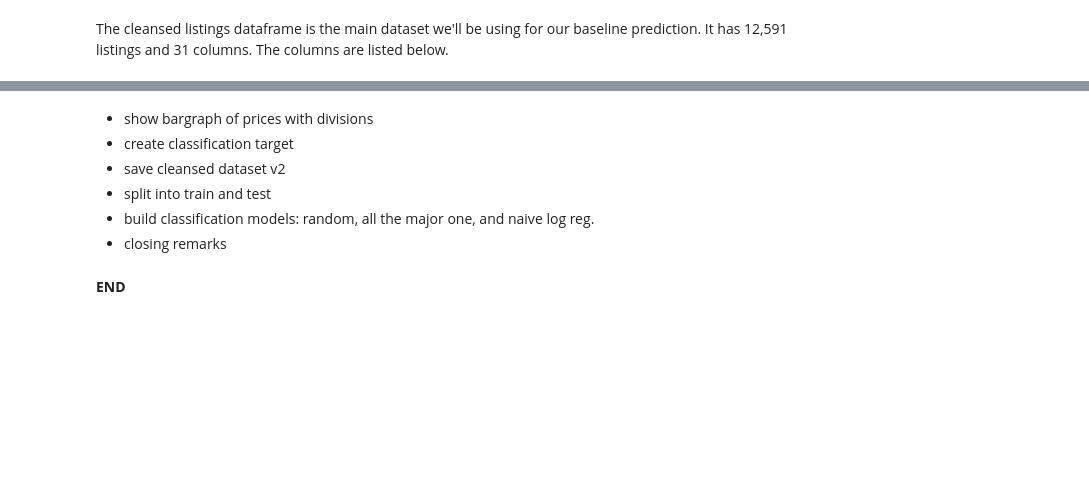
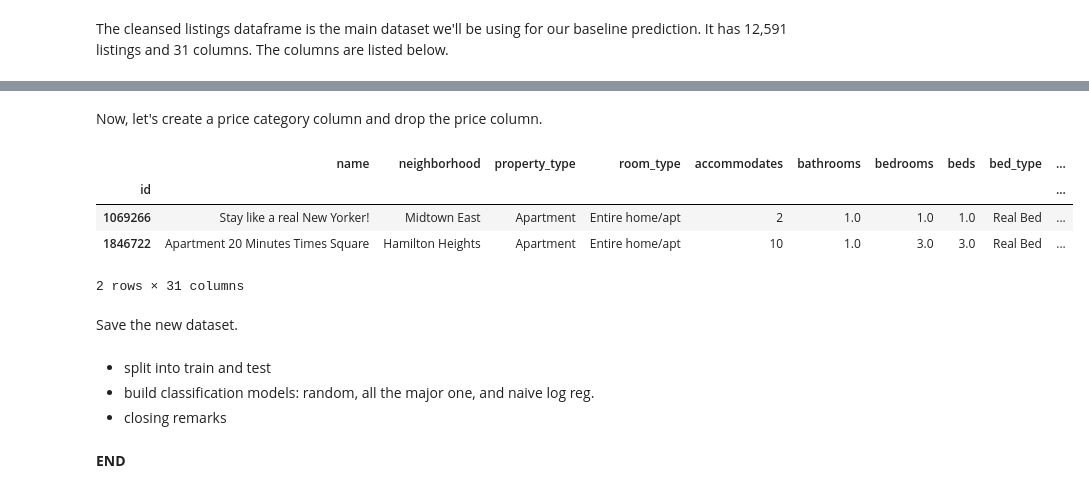
Before and after one commit to vijay4321/cs109AAirbnbProject, a Jupyter notebook: Camera-Murray-Garg-Thangella_CS109A_Project_Milestone4.ipynb, the cells around one changed output, grey strips where cells are left out. Cells and saved outputs as stored; diff of their text form; code cells hidden in the pictures; blank space fills up the shorter version.

```diff
--- a/Camera-Murray-Garg-Thangella_CS109A_Project_Milestone4.ipynb
+++ b/Camera-Murray-Garg-Thangella_CS109A_Project_Milestone4.ipynb
@@ -62,0 +92,18 @@ Index([u'id', u'name', u'neighborhood', u'property_type', u'room_type',
+# %% [markdown]
+Now, let's create a price category column and drop the price column.
+# %%
+# create the price_category column based on our ranges
+listingsDF [ "price_category" ] = "Low"
+listingsDF [ "price_category" ][ ( listingsDF [ "price" ] >= 150 ) & ( listingsDF [ "price" ] <= 300 ) ] = "Mid"
+listingsDF [ "price_category" ][ ( listingsDF [ "price" ] >  300 ) ] = "High"
+
+# display the first two rows
+listingsDF.head ( n = 2 )
+# %% [output]
+|  | name | neighborhood | property_type | room_type | accommodates | bathrooms | bedrooms | beds | bed_type | ... |
+| id |  |  |  |  |  |  |  |  |  | ... |
+| 1069266 | Stay like a real New Yorker! | Midtown East | Apartment | Entire home/apt | 2 | 1.0 | 1.0 | 1.0 | Real Bed | ... |
+| 1846722 | Apartment 20 Minutes Times Square | Hamilton Heights | Apartment | Entire home/apt | 10 | 1.0 | 3.0 | 3.0 | Real Bed | ... |
+2 rows × 31 columns
+# %% [markdown]
+Save the new dataset.
@@ -63,7 +113,5 @@ Index([u'id', u'name', u'neighborhood', u'property_type', u'room_type',
 # %% [markdown]
-- show bargraph of prices with divisions
-- create classification target
-- save cleansed dataset v2
+
 - split into train and test
 - build classification models: random, all the major one, and naive log reg.
 - closing remarks
```
Also changed, not shown: parts of 8 cells of this notebook, 3 other files.
